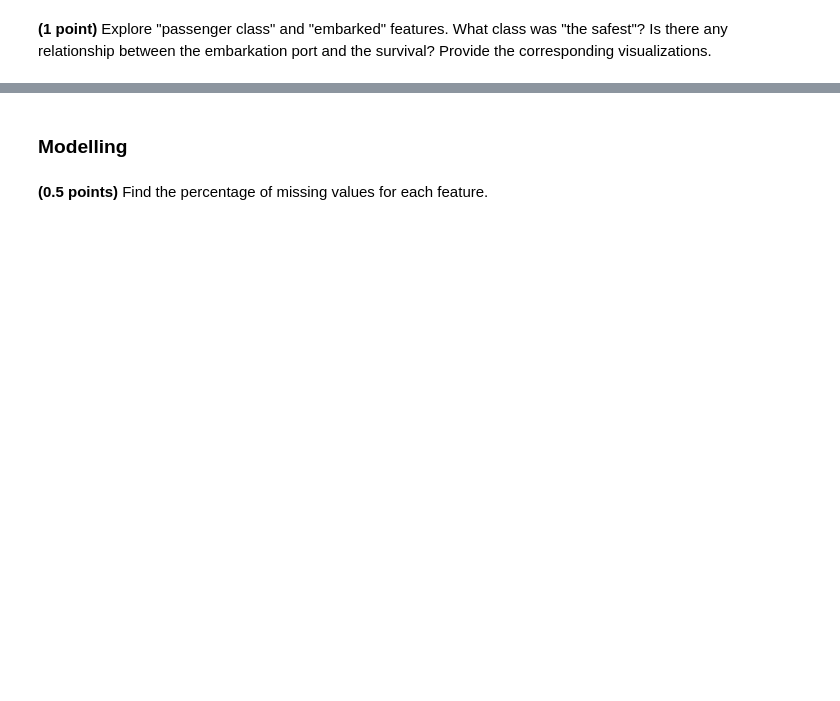
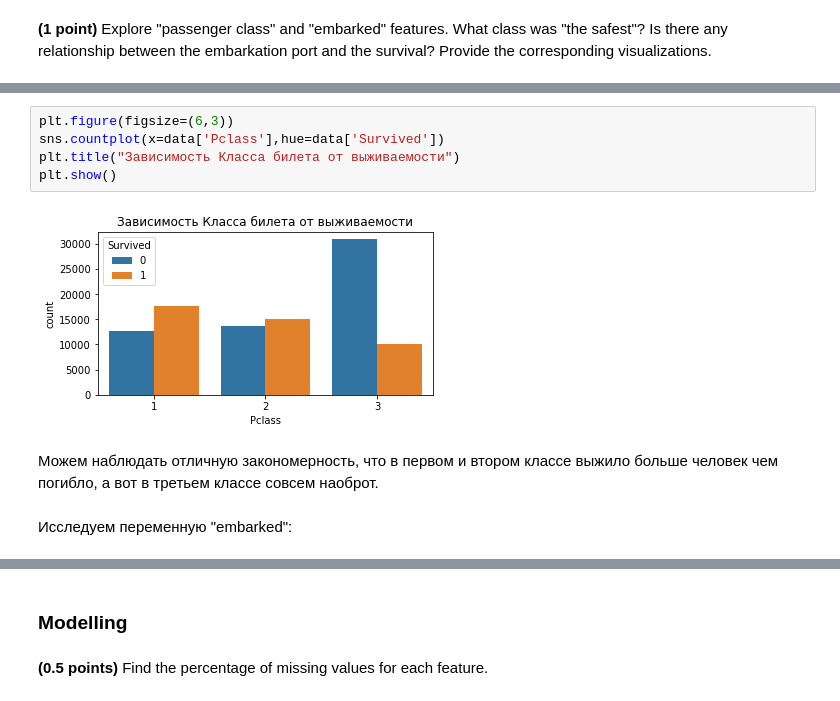
Before and after one commit to AlexeyZubar/Classification_linear_knn, a Jupyter notebook: hw_classification.ipynb, the cells around one changed output, grey strips where cells are left out. Drawn from its saved outputs; the diff is of its cells as text; blank space fills up the shorter version.

```diff
--- a/hw_classification.ipynb
+++ b/hw_classification.ipynb
@@ -708,0 +776,11 @@ plt.show()
+# %%
+plt.figure(figsize=(6,3))
+sns.countplot(x=data['Pclass'],hue=data['Survived'])
+plt.title("Зависимость Класса билета от выживаемости")
+plt.show()
+# %% [output]
+[figure, added]
+# %% [markdown]
+Можем наблюдать отличную закономерность, что в первом и втором классе выжило больше человек чем погибло, а вот в третьем классе совсем наоброт.
+# %% [markdown]
+Исследуем переменную "embarked":
```
Also changed, not shown: parts of 52 cells of this notebook.
